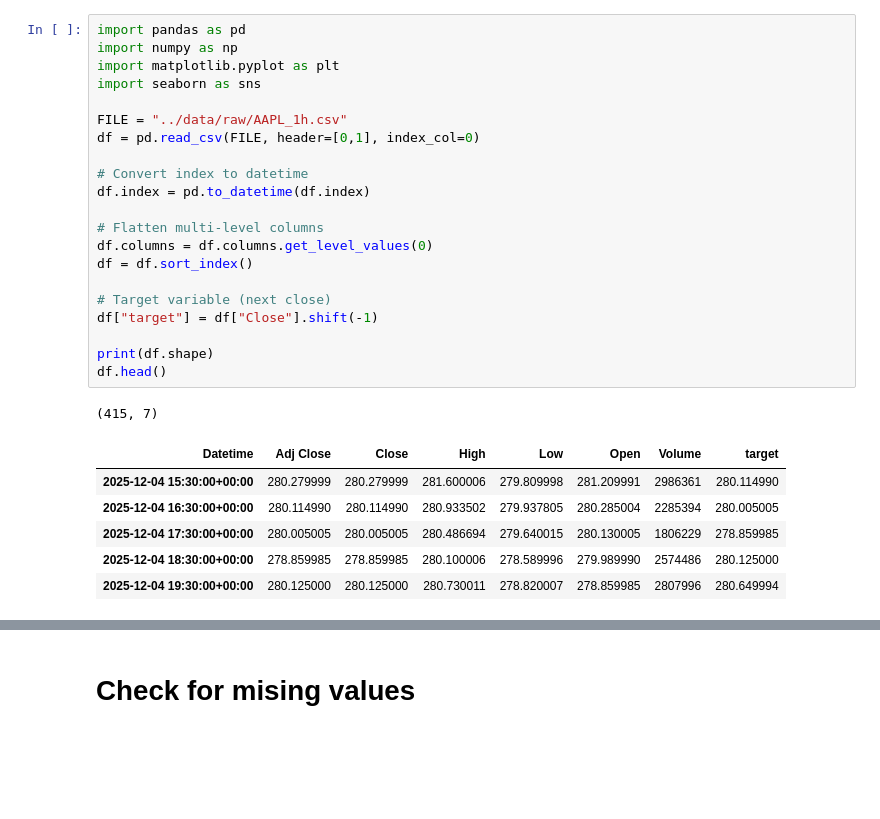
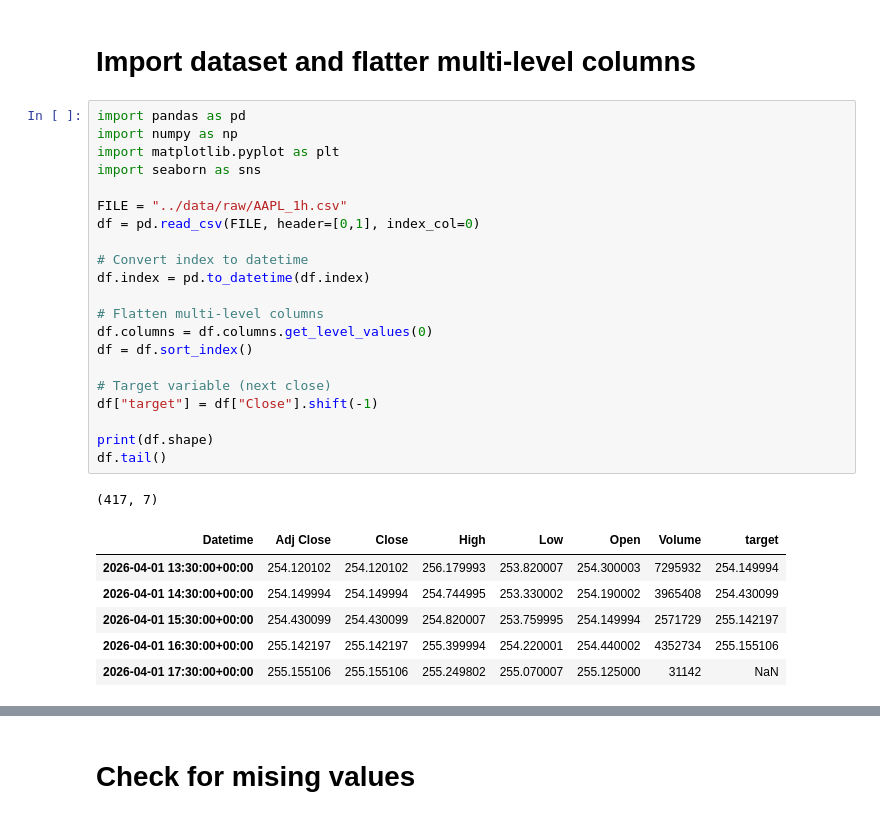
Before and after one commit to sinex-cloud/stock-prediction-1h, a Jupyter notebook: notebooks/02_make_target_and_features.ipynb, the cells around one changed output, grey strips where cells are left out. Cells and saved outputs as stored; diff of their text form; blank space fills up the shorter version.

```diff
--- a/notebooks/02_make_target_and_features.ipynb
+++ b/notebooks/02_make_target_and_features.ipynb
@@ -1,32 +1,34 @@
+# %% [markdown]
+# Import dataset and flatter multi-level columns
 # %%
 import pandas as pd
 import numpy as np
 import matplotlib.pyplot as plt
 import seaborn as sns
 
 FILE = "../data/raw/AAPL_1h.csv"
 df = pd.read_csv(FILE, header=[0,1], index_col=0)
 
 # Convert index to datetime
 df.index = pd.to_datetime(df.index)
 
 # Flatten multi-level columns
 df.columns = df.columns.get_level_values(0)
 df = df.sort_index()
 
 # Target variable (next close)
 df["target"] = df["Close"].shift(-1)
 
 print(df.shape)
-df.head()
+df.tail()
 # %% [output]
-(415, 7)
+(417, 7)
 | Datetime | Adj Close | Close | High | Low | Open | Volume | target |
-| 2025-12-04 15:30:00+00:00 | 280.279999 | 280.279999 | 281.600006 | 279.809998 | 281.209991 | 2986361 | 280.114990 |
-| 2025-12-04 16:30:00+00:00 | 280.114990 | 280.114990 | 280.933502 | 279.937805 | 280.285004 | 2285394 | 280.005005 |
-| 2025-12-04 17:30:00+00:00 | 280.005005 | 280.005005 | 280.486694 | 279.640015 | 280.130005 | 1806229 | 278.859985 |
-| 2025-12-04 18:30:00+00:00 | 278.859985 | 278.859985 | 280.100006 | 278.589996 | 279.989990 | 2574486 | 280.125000 |
-| 2025-12-04 19:30:00+00:00 | 280.125000 | 280.125000 | 280.730011 | 278.820007 | 278.859985 | 2807996 | 280.649994 |
+| 2026-04-01 13:30:00+00:00 | 254.120102 | 254.120102 | 256.179993 | 253.820007 | 254.300003 | 7295932 | 254.149994 |
+| 2026-04-01 14:30:00+00:00 | 254.149994 | 254.149994 | 254.744995 | 253.330002 | 254.190002 | 3965408 | 254.430099 |
+| 2026-04-01 15:30:00+00:00 | 254.430099 | 254.430099 | 254.820007 | 253.759995 | 254.149994 | 2571729 | 255.142197 |
+| 2026-04-01 16:30:00+00:00 | 255.142197 | 255.142197 | 255.399994 | 254.220001 | 254.440002 | 4352734 | 255.155106 |
+| 2026-04-01 17:30:00+00:00 | 255.155106 | 255.155106 | 255.249802 | 255.070007 | 255.125000 | 31142 | NaN |
 # %%
 df[["Close", "target"]].head()
 # %% [output]
```
Also changed, not shown: parts of 20 cells of this notebook, 2 other files.
